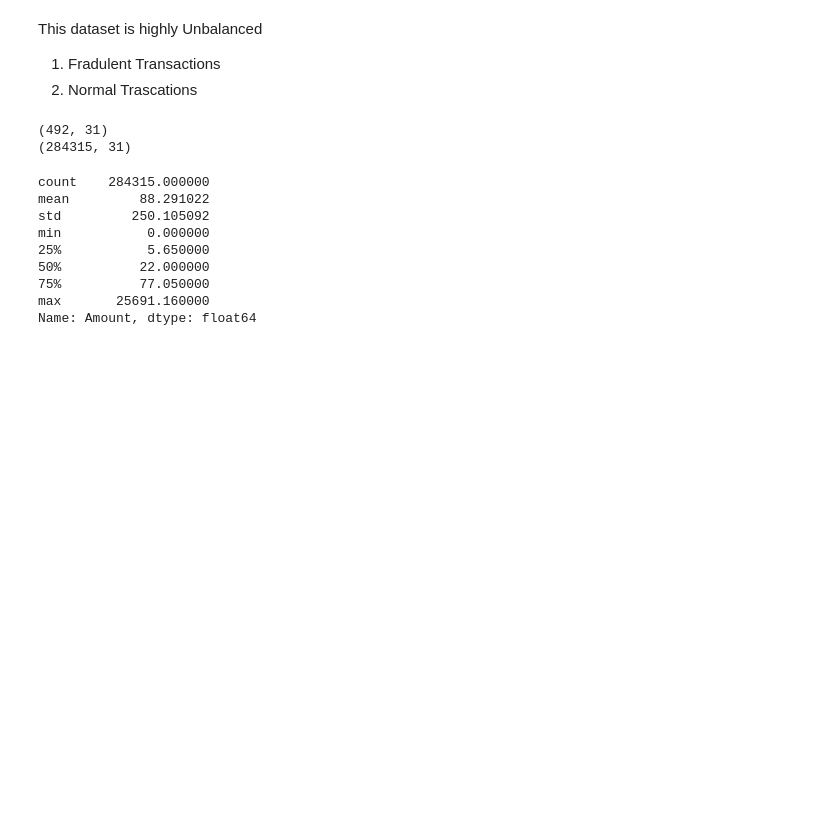
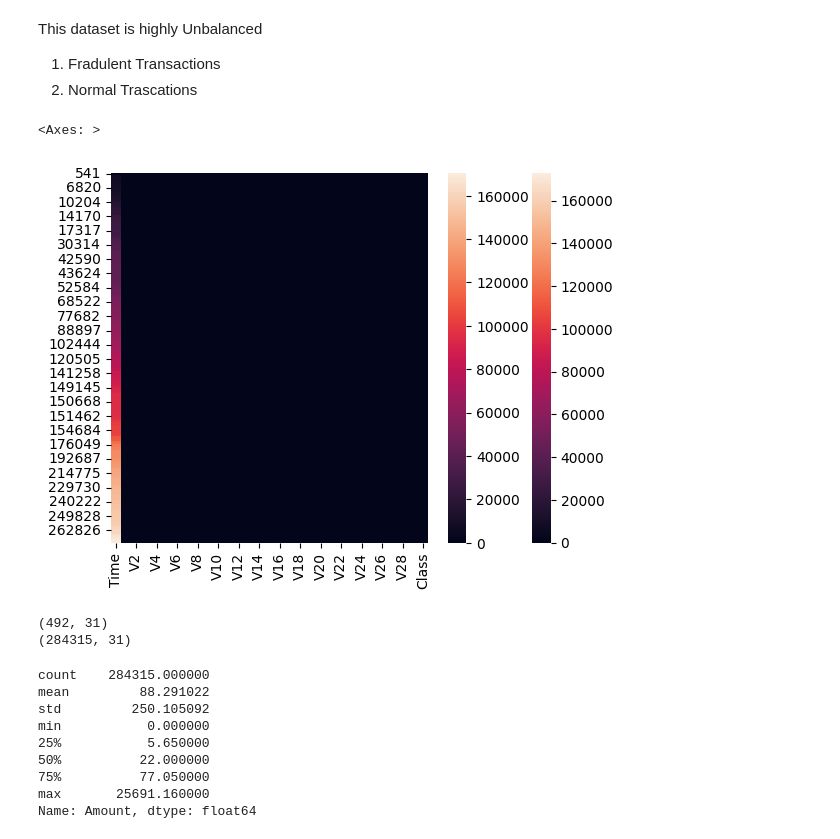
Before and after one commit to Ashu-sarkar/CodSoft, a Jupyter notebook: credit_card_fraud_detection.ipynb, the cells around one changed output. Saved outputs shown, nothing was run; the diff lists cells and outputs as text; code cells hidden in the pictures; blank space fills up the shorter version.

```diff
--- a/credit_card_fraud_detection.ipynb
+++ b/credit_card_fraud_detection.ipynb
@@ -108,6 +115,12 @@ This dataset is highly Unbalanced
 #Sperating the Data for Analysis
 legit = cc_data[cc_data.Class == 0]
 fraud = cc_data[cc_data.Class == 1]
+# %%
+sns.heatmap(legit)
+sns.heatmap(fraud)
+# %% [output]
+<Axes: >
+[figure, added]
 # %%
 print(fraud.shape)
 print(legit.shape)
```
Also changed, not shown: parts of 9 cells of this notebook.
